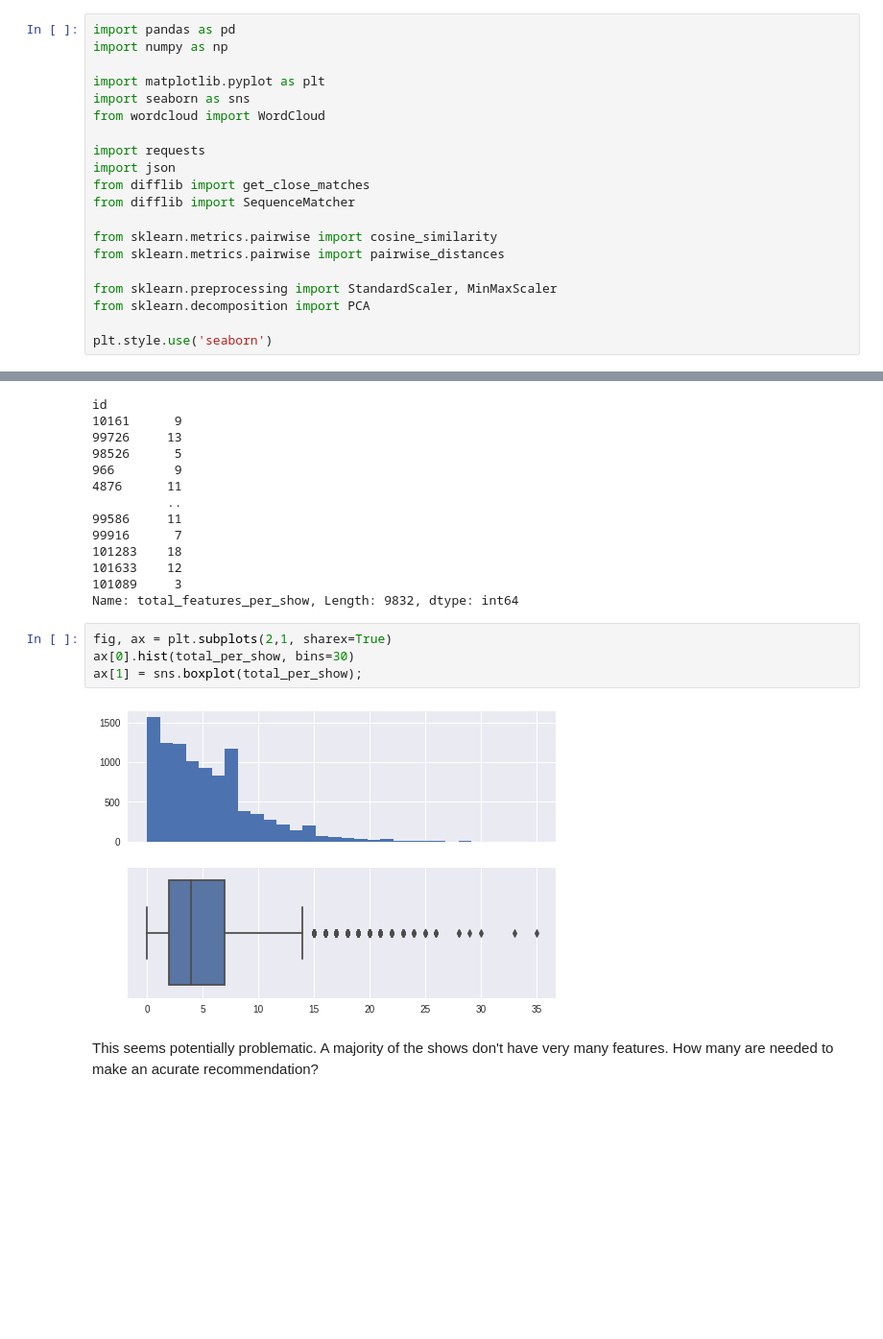
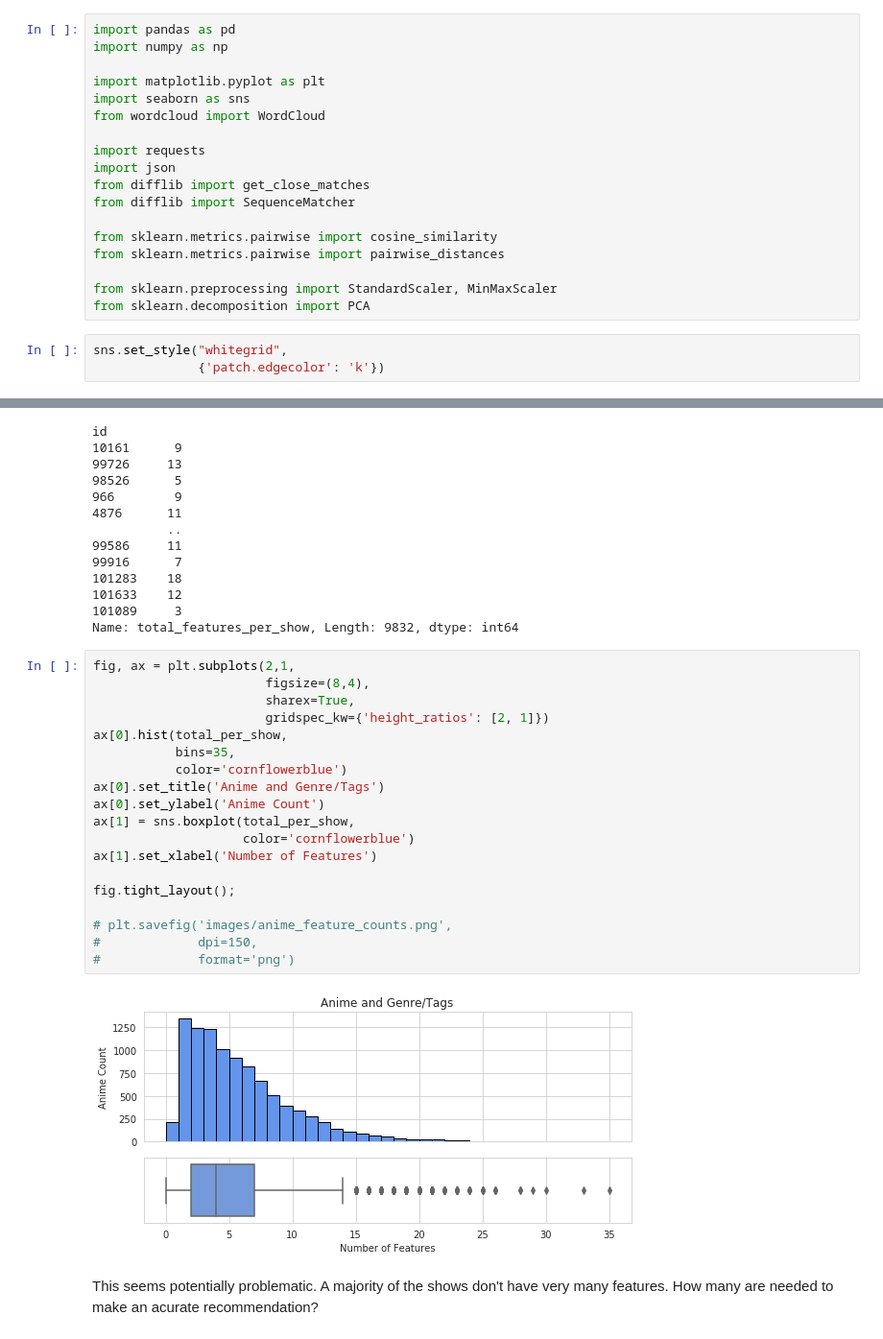
Before and after one commit to sn-ekstrand/content-based-anime-recommender, a Jupyter notebook: initial_eda.ipynb, the cells around one changed output, grey strips where cells are left out. Shown at 96% size. Cells and saved outputs as stored; diff of their text form; blank space fills up the shorter version.

```diff
--- a/initial_eda.ipynb
+++ b/initial_eda.ipynb
@@ -16,8 +16,9 @@ from sklearn.metrics.pairwise import pairwise_distances
 
 from sklearn.preprocessing import StandardScaler, MinMaxScaler
 from sklearn.decomposition import PCA
-
-plt.style.use('seaborn')
+# %%
+sns.set_style("whitegrid",
+              {'patch.edgecolor': 'k'})
 # %%
 genres_item_matrix = pd.read_csv('data/genres_item_matrix.csv', index_col='id')
 tag_item_matrix = pd.read_csv('data/tag_item_matrix.csv', index_col='id')
@@ -149,11 +150,26 @@ id
 101089     3
 Name: total_features_per_show, Length: 9832, dtype: int64
 # %%
-fig, ax = plt.subplots(2,1, sharex=True)
-ax[0].hist(total_per_show, bins=30)
-ax[1] = sns.boxplot(total_per_show);
+fig, ax = plt.subplots(2,1,
+                       figsize=(8,4),
+                       sharex=True,
+                       gridspec_kw={'height_ratios': [2, 1]})
+ax[0].hist(total_per_show,
+           bins=35,
+           color='cornflowerblue')
+ax[0].set_title('Anime and Genre/Tags')
+ax[0].set_ylabel('Anime Count')
+ax[1] = sns.boxplot(total_per_show,
+                    color='cornflowerblue')
+ax[1].set_xlabel('Number of Features')
+
+fig.tight_layout();
+
+# plt.savefig('images/anime_feature_counts.png',
+#             dpi=150,
+#             format='png')
 # %% [output]
-[figure, old version]
+[figure, new version]
 # %% [markdown]
 This seems potentially problematic. A majority of the shows don't have very many features. How many are needed to make an acurate recommendation?
 # %%
```
Also changed, not shown: parts of 5 cells of this notebook, 8 other files.
